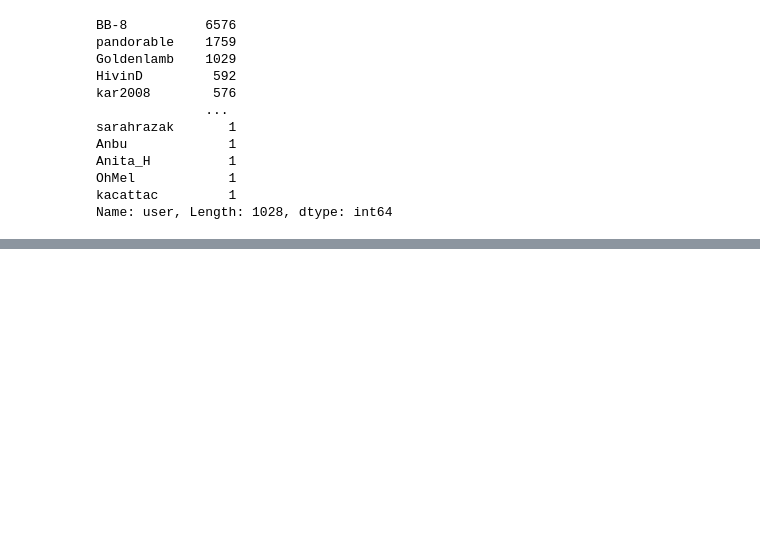
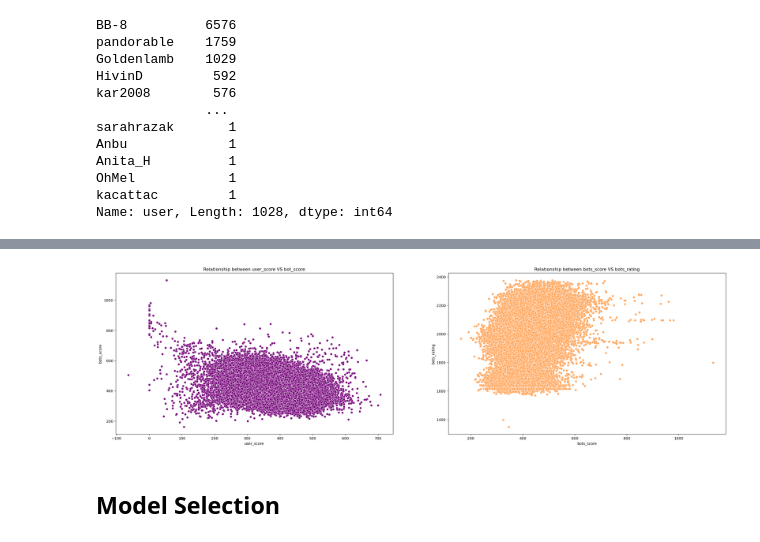
Before and after one commit to juliusmarkwei/Scrabble-Player-Rating, a Jupyter notebook: scrabble-player-rating.ipynb, the cells around one changed output, grey strips where cells are left out. Saved outputs shown, nothing was run; the diff lists cells and outputs as text; code cells hidden in the pictures; blank space fills up the shorter version.

```diff
--- a/scrabble-player-rating.ipynb
+++ b/scrabble-player-rating.ipynb
@@ -205,0 +228,10 @@ users_who_won[0]
+# %%
+fig, axes = plt.subplots(1, 2, figsize = (30, 8))
+axes = axes.flatten()
+sns.scatterplot(ax = axes[0], x = "user_score", y = "bots_score", data = train_df, color = "#77037B").set(title = "Relationship between user_score VS bot_score");
+sns.scatterplot(ax = axes[1], x = "bots_score", y = "bots_rating", data = train_df, color = "#FFA559").set(title = "Relationship between bots_score VS bots_rating")
+plt.show()
+# %% [output]
+[figure, added]
+# %% [markdown]
+## Model Selection
```
Also changed, not shown: parts of 14 cells of this notebook.
